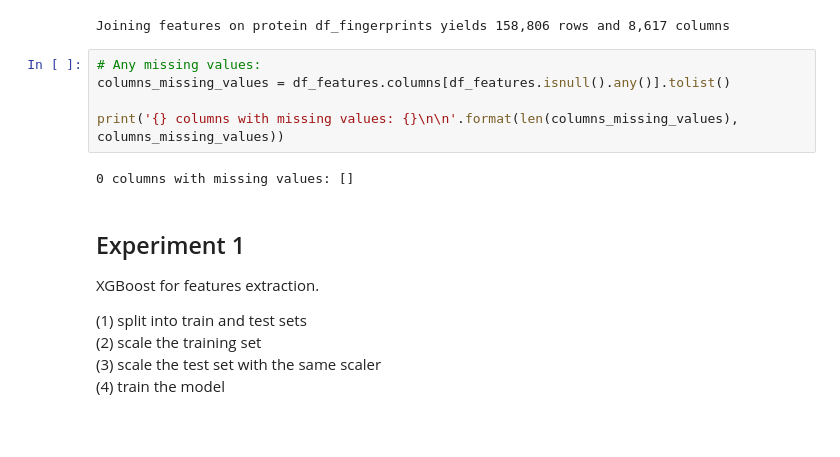
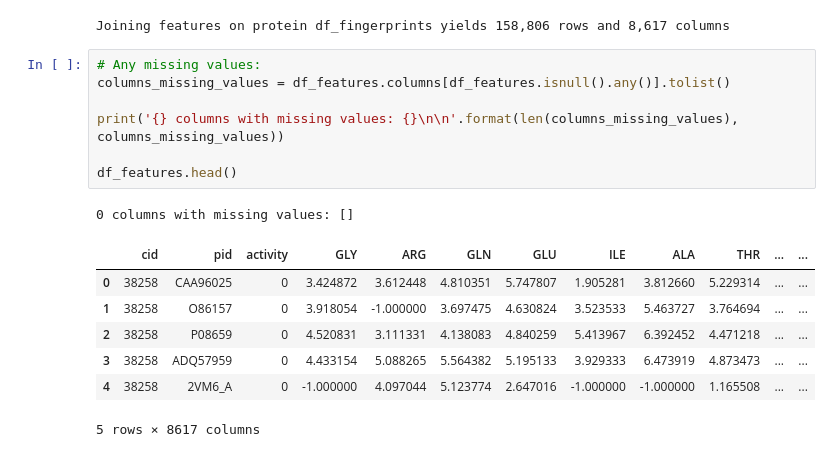
Before and after one commit to BrianDavisMath/FDA-COVID19, a Jupyter notebook: notebooks/greg-features.ipynb, the cells around one changed output. Cells and saved outputs as stored; diff of their text form; blank space fills up the shorter version.

Commit message:
Split the dimension-reduction notebook in two: one for stitching together the features files and saving features.csv and another for the beginnings of XGBoost feature selection.

```diff
--- a/notebooks/greg-dimension-reduction.ipynb
+++ b/notebooks/greg-features.ipynb
@@ -404,16 +406,16 @@ Joining features on protein df_fingerprints yields 158,806 rows and 8,617 column
 # %%
 # Any missing values:
 columns_missing_values = df_features.columns[df_features.isnull().any()].tolist()
 
 print('{} columns with missing values: {}\n\n'.format(len(columns_missing_values), columns_missing_values))
+
+df_features.head()
 # %% [output]
 0 columns with missing values: []
+|  | cid | pid | activity | GLY | ARG | GLN | GLU | ILE | ALA | THR | ... | ... |
+| 0 | 38258 | CAA96025 | 0 | 3.424872 | 3.612448 | 4.810351 | 5.747807 | 1.905281 | 3.812660 | 5.229314 | ... | ... |
+| 1 | 38258 | O86157 | 0 | 3.918054 | -1.000000 | 3.697475 | 4.630824 | 3.523533 | 5.463727 | 3.764694 | ... | ... |
+| 2 | 38258 | P08659 | 0 | 4.520831 | 3.111331 | 4.138083 | 4.840259 | 5.413967 | 6.392452 | 4.471218 | ... | ... |
+| 3 | 38258 | ADQ57959 | 0 | 4.433154 | 5.088265 | 5.564382 | 5.195133 | 3.929333 | 6.473919 | 4.873473 | ... | ... |
+| 4 | 38258 | 2VM6_A | 0 | -1.000000 | 4.097044 | 5.123774 | 2.647016 | -1.000000 | -1.000000 | 1.165508 | ... | ... |
+5 rows × 8617 columns
-# %% [markdown]
-## Experiment 1
-
-XGBoost for features extraction.
-
-(1) split into train and test sets <br>
-(2) scale the training set <br>
-(3) scale the test set with the same scaler <br>
-(4) train the model
```
Also changed, not shown: parts of 8 cells of this notebook, 1 other file.
